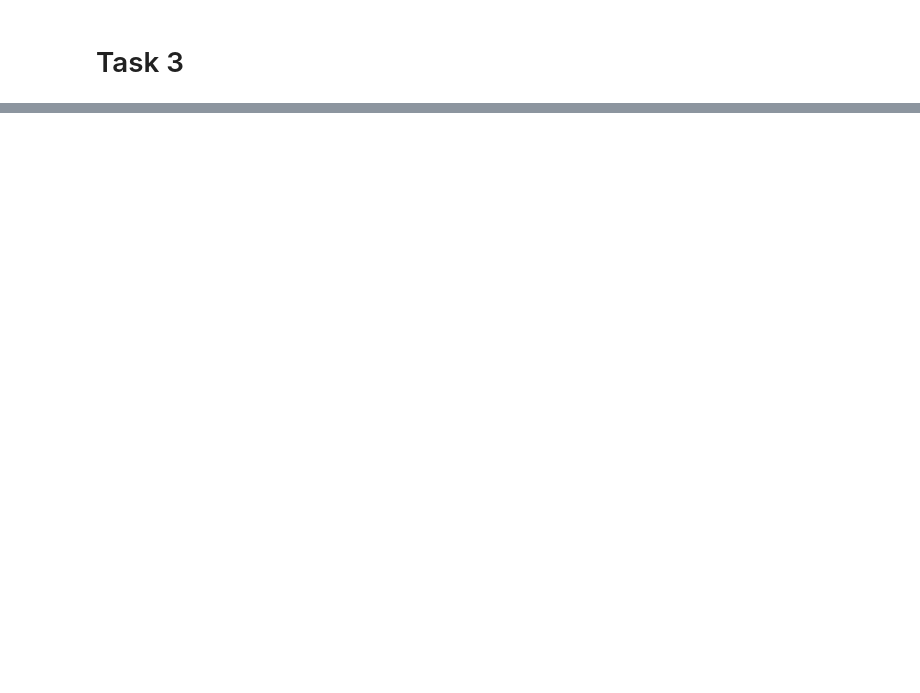
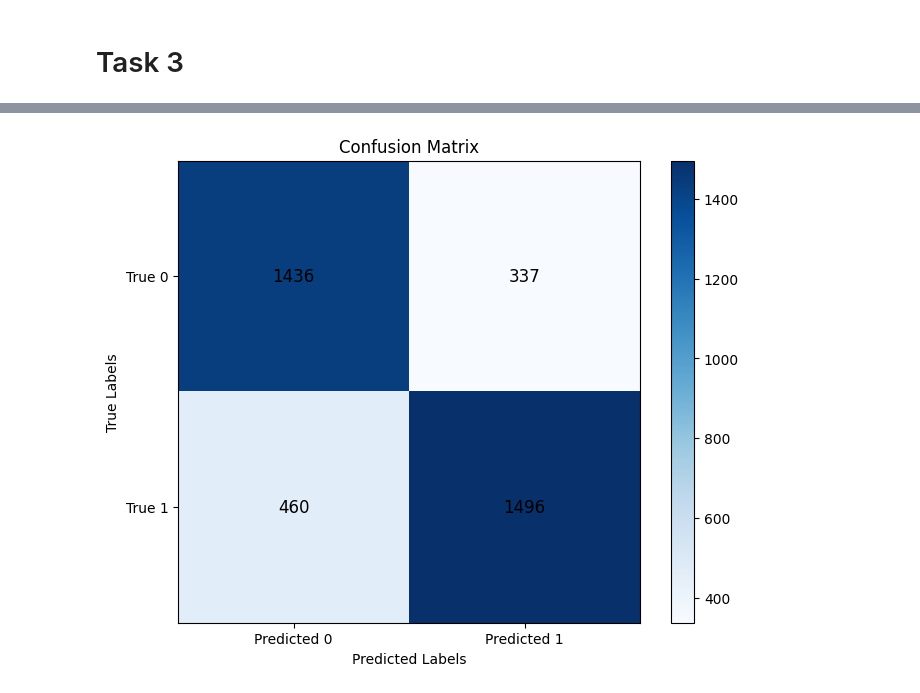
Before and after one commit to tihassfjord/RepDatWest, a Jupyter notebook: code/assignment1_2.ipynb, the cells around one changed output, grey strips where cells are left out. Saved outputs shown, nothing was run; the diff lists cells and outputs as text; code cells hidden in the pictures; blank space fills up the shorter version.

```diff
--- a/code/assignment1_2.ipynb
+++ b/code/assignment1_2.ipynb
@@ -327,0 +419,24 @@ plt.show()
+# %%
+import numpy as np
+
+import matplotlib.pyplot as plt
+
+
+# Plot the confusion matrix
+plt.figure(figsize=(8, 6))
+plt.imshow(conf_matrix, interpolation='nearest', cmap='Blues')
+plt.colorbar()
+plt.xticks([0, 1], ['Predicted 0', 'Predicted 1'])
+plt.yticks([0, 1], ['True 0', 'True 1'])
+
+# Annotate the matrix with the values from the confusion matrix
+for i in range(conf_matrix.shape[0]):
+    for j in range(conf_matrix.shape[1]):
+        plt.text(j, i, conf_matrix[i, j], ha='center', va='center', color='black', fontsize=12)
+
+plt.xlabel('Predicted Labels')
+plt.ylabel('True Labels')
+plt.title('Confusion Matrix')
+plt.show()
+# %% [output]
+[figure, added]
```
Also changed, not shown: parts of 9 cells of this notebook, 1 other file.
